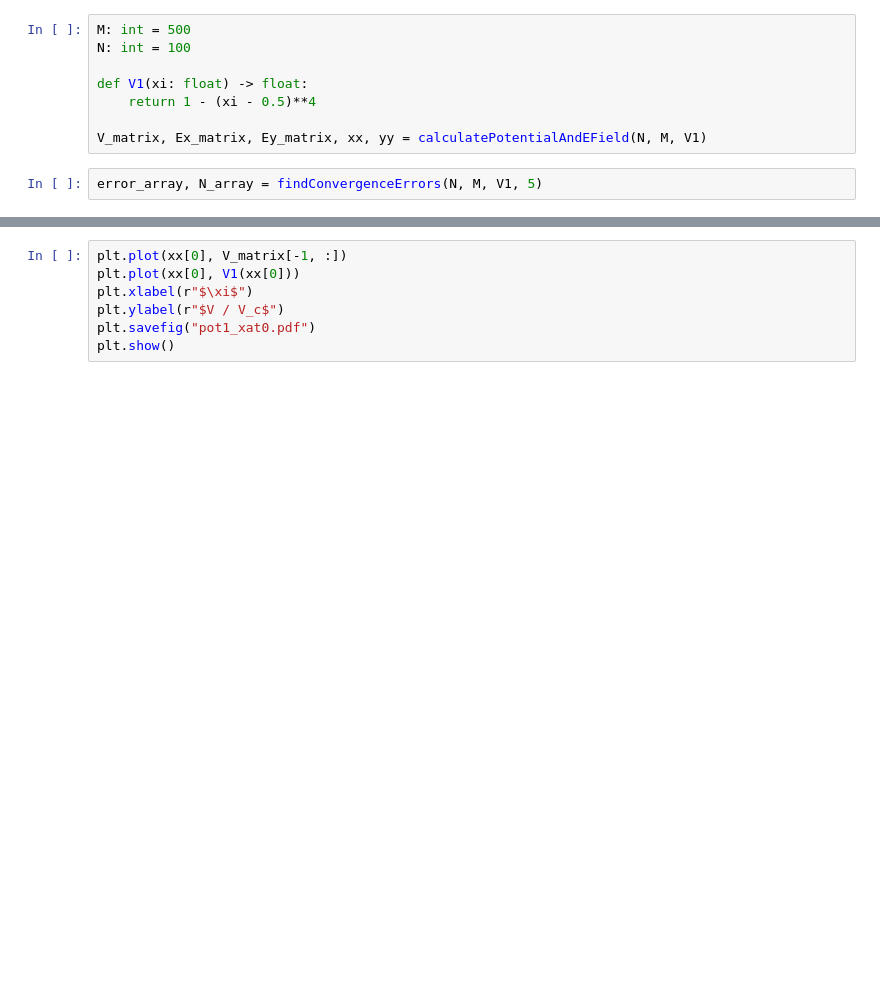
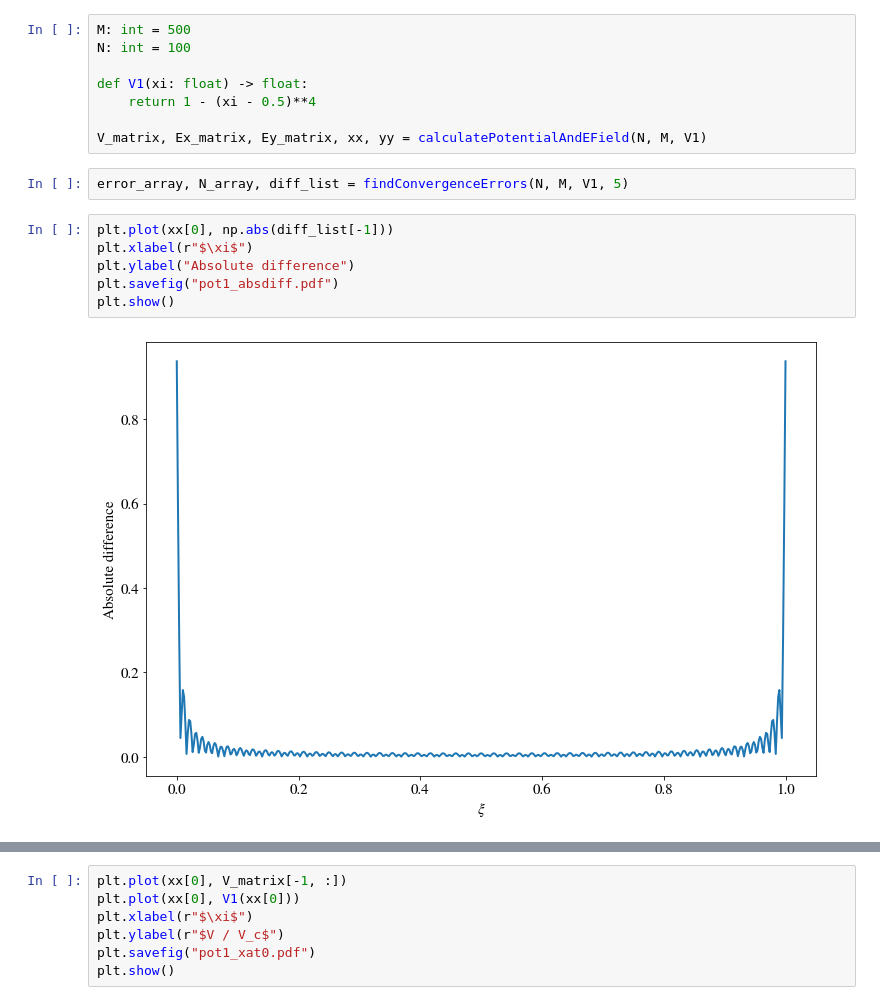
Before and after one commit to sindrelothe/TFY4240, a Jupyter notebook: Project/01-Project_test.ipynb, the cells around one changed output, grey strips where cells are left out. Cells and saved outputs as stored; diff of their text form; blank space fills up the shorter version.

```diff
--- a/Project/01-Project_test.ipynb
+++ b/Project/01-Project_test.ipynb
@@ -152,4 +154,12 @@ def V1(xi: float) -> float:
 
 V_matrix, Ex_matrix, Ey_matrix, xx, yy = calculatePotentialAndEField(N, M, V1)
 # %%
-error_array, N_array = findConvergenceErrors(N, M, V1, 5)
+error_array, N_array, diff_list = findConvergenceErrors(N, M, V1, 5)
+# %%
+plt.plot(xx[0], np.abs(diff_list[-1]))
+plt.xlabel(r"$\xi$")
+plt.ylabel("Absolute difference")
+plt.savefig("pot1_absdiff.pdf")
+plt.show()
+# %% [output]
+[figure, added]
```
Also changed, not shown: parts of 8 cells of this notebook, 10 other files.
